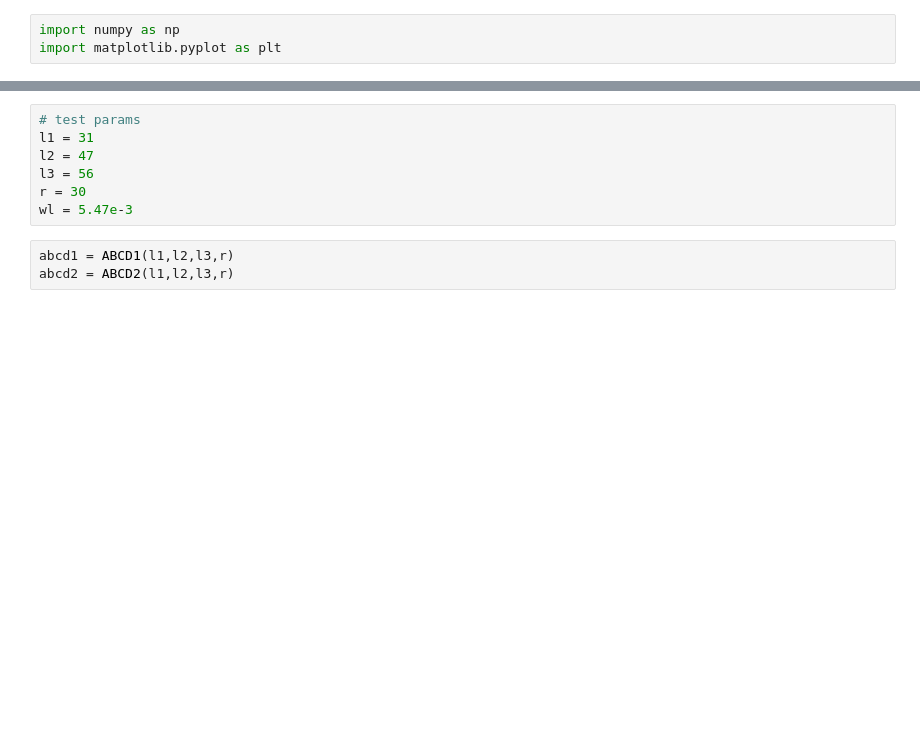
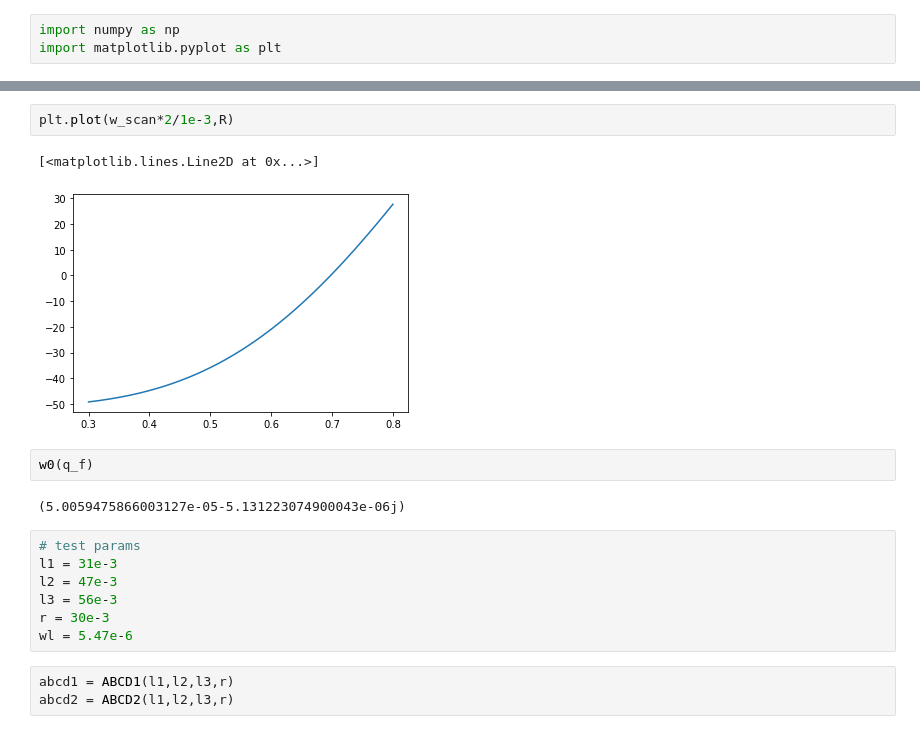
Before and after one commit to JianhuiL/Gaussian_Optics, a Jupyter notebook: Doubling Cavity jh.ipynb, the cells around one changed output, grey strips where cells are left out. Saved outputs shown, nothing was run; the diff lists cells and outputs as text; blank space fills up the shorter version.

```diff
--- a/Doubling Cavity jh.ipynb
+++ b/Doubling Cavity jh.ipynb
@@ -31,10 +136,19 @@ def d(a,b,wl):
+# %%
+plt.plot(w_scan*2/1e-3,R)
+# %% [output]
+[<matplotlib.lines.Line2D at 0x...>]
+[figure, added]
+# %%
+w0(q_f)
+# %% [output]
+(5.0059475866003127e-05-5.131223074900043e-06j)
 # %%
 # test params
-l1 = 31
-l2 = 47
-l3 = 56
-r = 30
-wl = 5.47e-3
+l1 = 31e-3
+l2 = 47e-3
+l3 = 56e-3
+r = 30e-3
+wl = 5.47e-6
 # %%
 abcd1 = ABCD1(l1,l2,l3,r)
 abcd2 = ABCD2(l1,l2,l3,r)
```
Also changed, not shown: parts of 20 cells of this notebook, 2 other files.
